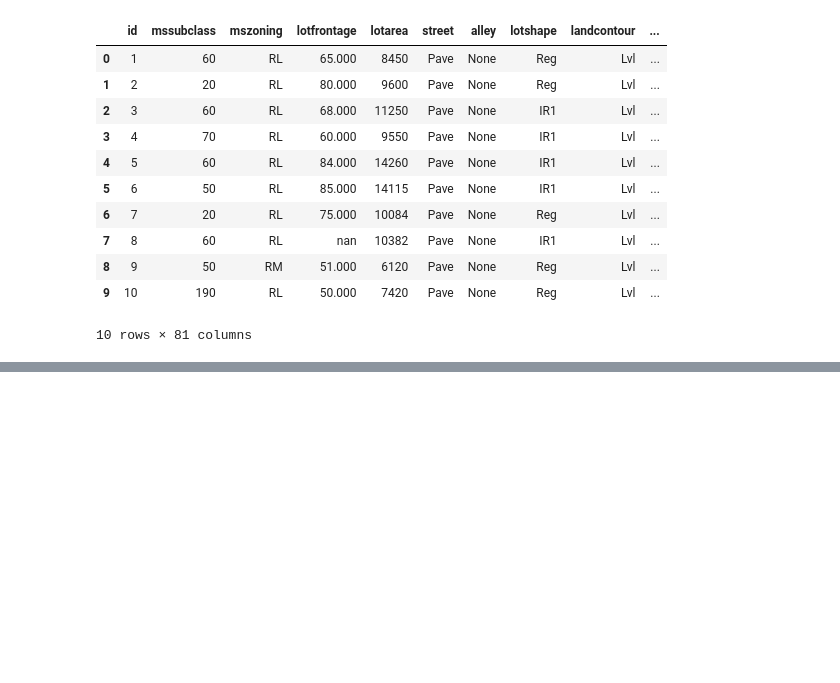
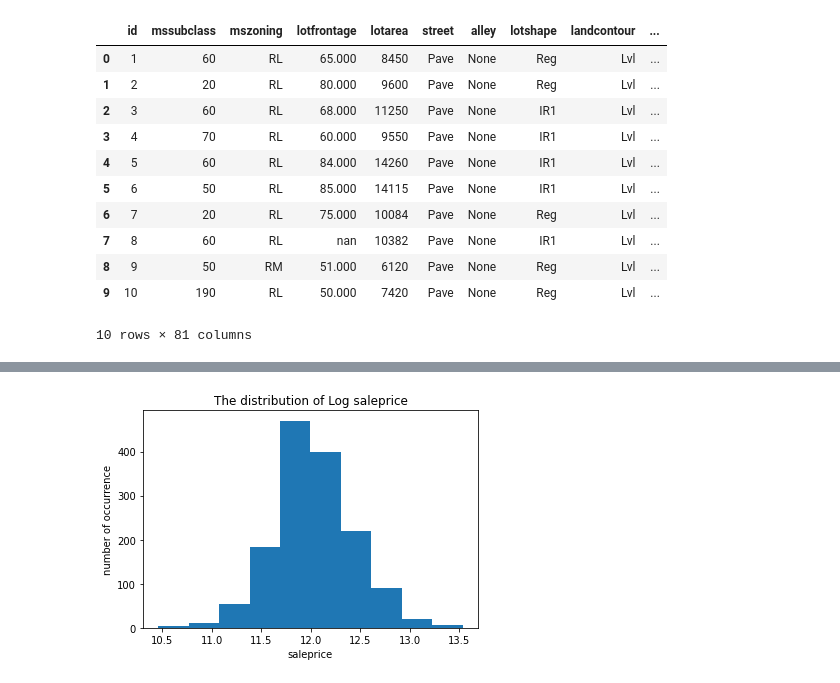
Before and after one commit to mgalaviz1/my_work, a Jupyter notebook: week6_linear_regression/lr_challenge.ipynb, the cells around one changed output, grey strips where cells are left out. Saved outputs shown, nothing was run; the diff lists cells and outputs as text; code cells hidden in the pictures; blank space fills up the shorter version.

```diff
--- a/week6_linear_regression/lr_challenge.ipynb
+++ b/week6_linear_regression/lr_challenge.ipynb
@@ -139,0 +283,8 @@ df.head(10)
+# %%
+plt.hist(np.log(df['saleprice']))
+plt.title("The distribution of Log saleprice")
+plt.xlabel("saleprice")
+plt.ylabel("number of occurrence")
+plt.show()
+# %% [output]
+[figure, added]
```
Also changed, not shown: parts of 74 cells of this notebook, 4 other files.
